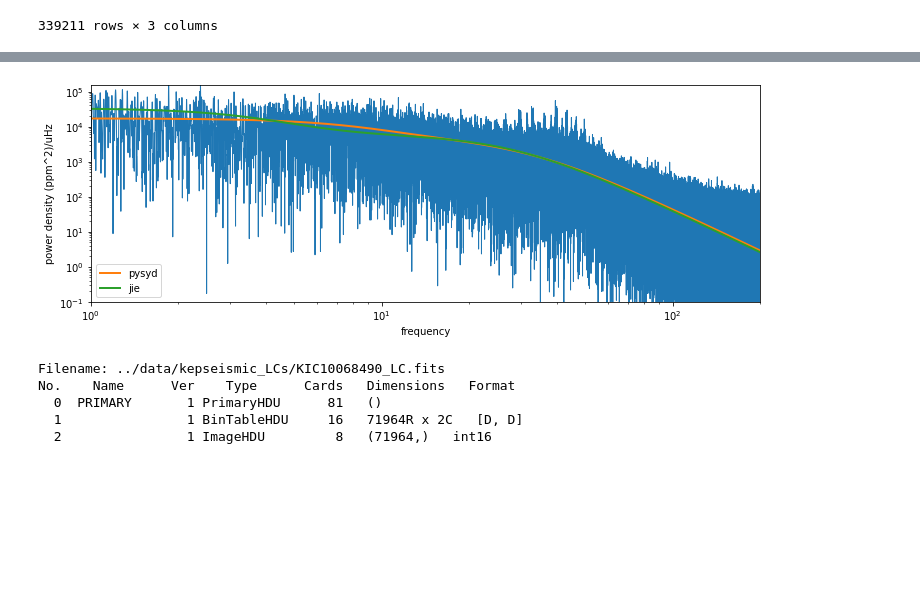
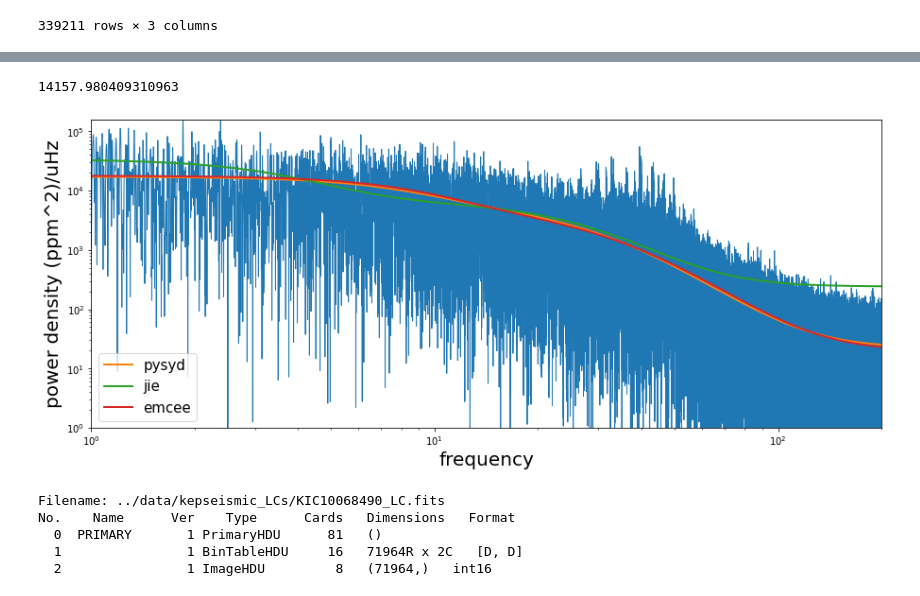
Before and after one commit to courtcraw/Notebooks, a Jupyter notebook: bg_comparisons.ipynb, the cells around one changed output, grey strips where cells are left out. Drawn from its saved outputs; the diff is of its cells as text; code cells hidden in the pictures; blank space fills up the shorter version.

Commit message:
june 7, 2023 updates to emcee fitter

```diff
--- a/bg_comparisons.ipynb
+++ b/bg_comparisons.ipynb
@@ -162,29 +162,5 @@ def harvey_ab(nu,a,b):
     denom = 1 + (b*nu)**2 + (b*nu)**4
     return numer/denom
 # %%
-# plt.figure(figsize=(12,4))
-
-# plt.plot(powerspec['freq'],powerspec['power'])
-
-# pysydharvey = harvey_ab(powerspec['freq'],a1,b1) + harvey_ab(powerspec['freq'],a2,b2)
-# plt.plot(powerspec['freq'],pysydharvey,label='pysyd')
-
-# jieharvey = harvey_tau(powerspec['freq'],tau_list[0],sigma_list[0])
-# for i in range(1,len(tau_list)):
-#     jieharvey = jieharvey + harvey_tau(powerspec['freq'],tau_list[i],sigma_list[i])
-# jieharvey = jieharvey #+ float(bg_params[-2])
-# plt.plot(powerspec['freq'],jieharvey,label='jie')
-
-# pysydharvey_old = harvey_ab(powerspec['freq'],aa1,bb1) + harvey_ab(powerspec['freq'],aa2,bb2)
-# plt.plot(powerspec['freq'],pysydharvey_old,label='pysyd_old')
-
-# # plt.xlim
-# (0,100)
-# plt.xlim(1,200)
-# plt.xscale('log')
-# plt.yscale('log')
-# plt.xlabel('frequency')
-# plt.ylabel('power (ppm^2)')
-# plt.legend(loc='lower left')
-# # plt.savefig('../bg_power')
-# plt.show()
+emcee = pd.read_csv('../data/emcee_fits/KIC3347458.csv',names=['param','value','error'])
+emcee
@@ -191,33 +178,43 @@ def harvey_ab(nu,a,b):
+# %%
+emcee['value'][emcee['param']=='amp1'].values[0]
+# %% [output]
+14157.980409310963
 # %%
-plt.figure(figsize=(12,4))
+plt.figure(figsize=(15,6))
 
 plt.plot(powerspec['freq'],powerspec['power']*110.079)
 
-pysydharvey = harvey_ab(powerspec['freq'],a1,b1) + harvey_ab(powerspec['freq'],a2,b2)# + white
+pysydharvey = harvey_ab(powerspec['freq'],a1,b1) + harvey_ab(powerspec['freq'],a2,b2) + white
 plt.plot(powerspec['freq'],pysydharvey,label='pysyd',linewidth=2)
 
 jieharvey = harvey_tau(powerspec['freq'],tau_list[0],sigma_list[0])
 for i in range(1,len(tau_list)):
     jieharvey = jieharvey + harvey_tau(powerspec['freq'],tau_list[i],sigma_list[i])
-jieharvey = jieharvey# + float(bg_params[-2])
+jieharvey = jieharvey + float(bg_params[-2])
 plt.plot(powerspec['freq'],jieharvey,label='jie',linewidth=2)
+
+emcee_harvey = harvey_ab(powerspec['freq'],emcee['value'][0],1/emcee['value'][1]) + \
+                harvey_ab(powerspec['freq'],emcee['value'][2],1/emcee['value'][3]) + \
+                emcee['value'][4]
+plt.plot(powerspec['freq'],emcee_harvey,label='emcee',linewidth=2)
 
 # pysydharvey_old = harvey_ab(powerspec['freq'],aa1,bb1) + harvey_ab(powerspec['freq'],aa2,bb2)
 # plt.plot(powerspec['freq'],pysydharvey_old*110.079,linestyle=':',label='pysyd_old')
 
 # plt.xlim(0,100)
 plt.xlim(1,200)
 # plt.xlim(10,200)
-plt.ylim(bottom=0.1)
+# plt.xlim(20,80)
+plt.ylim(bottom=1)
 plt.xscale('log')
 plt.yscale('log')
 plt.xlabel('frequency')
 plt.ylabel('power density (ppm^2)/uHz')
-plt.legend(loc='lower left')
+plt.legend(loc='lower left',fontsize=15)
 # plt.savefig('../bg_powerdensity')
 plt.show()
 # %% [output]
-[figure, old version]
+[figure, new version]
 # %%
 from astropy.io import fits
 # %%
```
Also changed, not shown: parts of 3 cells of this notebook, 1 other file.
